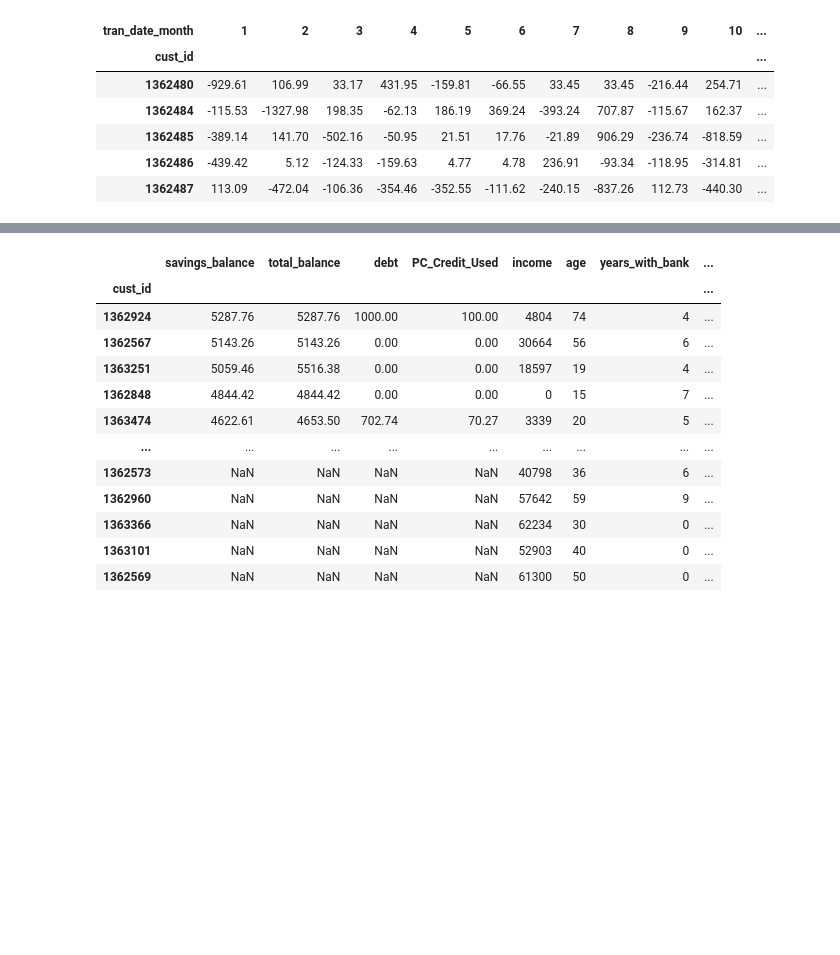
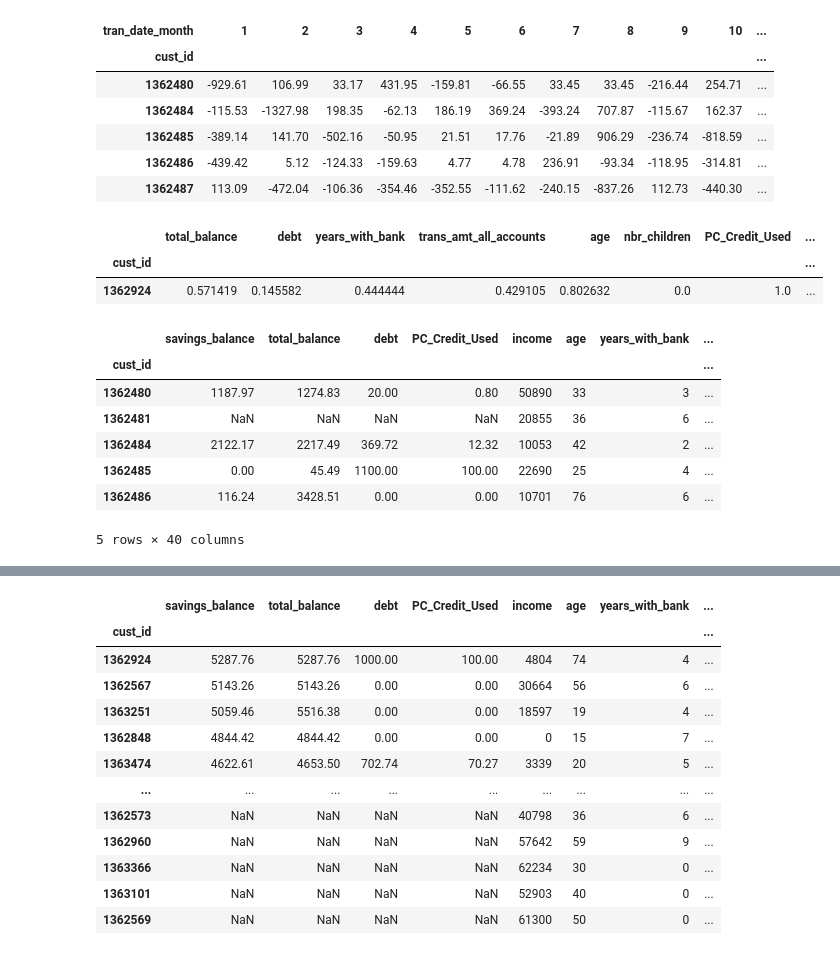
Before and after one commit to silvhua-Lighthouse/mini-project-III, a Jupyter notebook: mini-project-III.ipynb, the cells around one changed output, grey strips where cells are left out. Drawn from its saved outputs; the diff is of its cells as text; code cells hidden in the pictures; blank space fills up the shorter version.

```diff
--- a/mini-project-III.ipynb
+++ b/mini-project-III.ipynb
@@ -1557,3 +1599,28 @@ monthlyTransactions.head()
 | 1362485 | -389.14 | 141.70 | -502.16 | -50.95 | 21.51 | 17.76 | -21.89 | 906.29 | -236.74 | -818.59 | ... |
 | 1362486 | -439.42 | 5.12 | -124.33 | -159.63 | 4.77 | 4.78 | 236.91 | -93.34 | -118.95 | -314.81 | ... |
 | 1362487 | 113.09 | -472.04 | -106.36 | -354.46 | -352.55 | -111.62 | -240.15 | -837.26 | 112.73 | -440.30 | ... |
+# %%
+modelData.head(1)
+# %% [output]
+|  | total_balance | debt | years_with_bank | trans_amt_all_accounts | age | nbr_children | PC_Credit_Used | ... |
+| cust_id |  |  |  |  |  |  |  | ... |
+| 1362924 | 0.571419 | 0.145582 | 0.444444 | 0.429105 | 0.802632 | 0.0 | 1.0 | ... |
+# %%
+# Combine cluster numbers with monthly transactions
+
+customerTransactionsClustered = customer_data.merge(
+    modelData[['cluster_km','cluster_ac']],
+    how='outer',left_index=True,right_index=True
+)
+
+# Create dataframe for plotting spending time series
+customerTransactionsClustered.head()
+# %% [output]
+|  | savings_balance | total_balance | debt | PC_Credit_Used | income | age | years_with_bank | ... |
+| cust_id |  |  |  |  |  |  |  | ... |
+| 1362480 | 1187.97 | 1274.83 | 20.00 | 0.80 | 50890 | 33 | 3 | ... |
+| 1362481 | NaN | NaN | NaN | NaN | 20855 | 36 | 6 | ... |
+| 1362484 | 2122.17 | 2217.49 | 369.72 | 12.32 | 10053 | 42 | 2 | ... |
+| 1362485 | 0.00 | 45.49 | 1100.00 | 100.00 | 22690 | 25 | 4 | ... |
+| 1362486 | 116.24 | 3428.51 | 0.00 | 0.00 | 10701 | 76 | 6 | ... |
+5 rows × 40 columns
```
Also changed, not shown: parts of 9 cells of this notebook.
